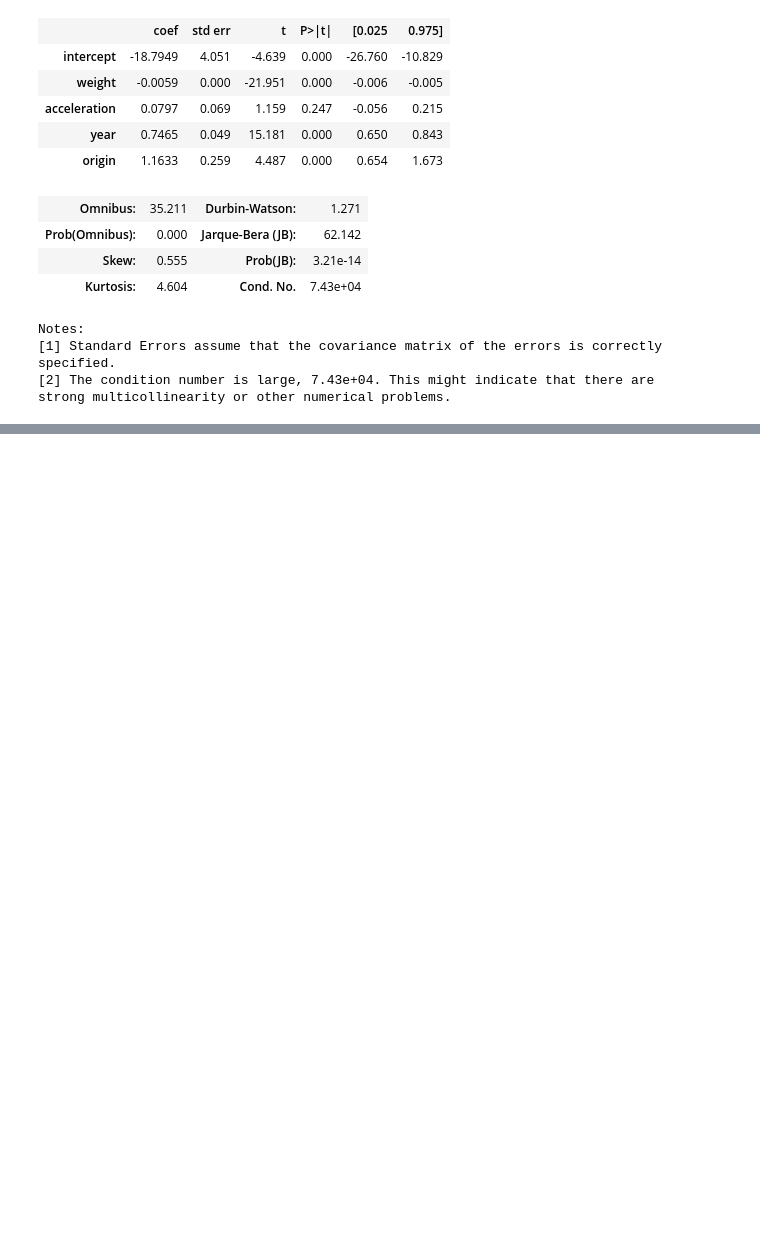
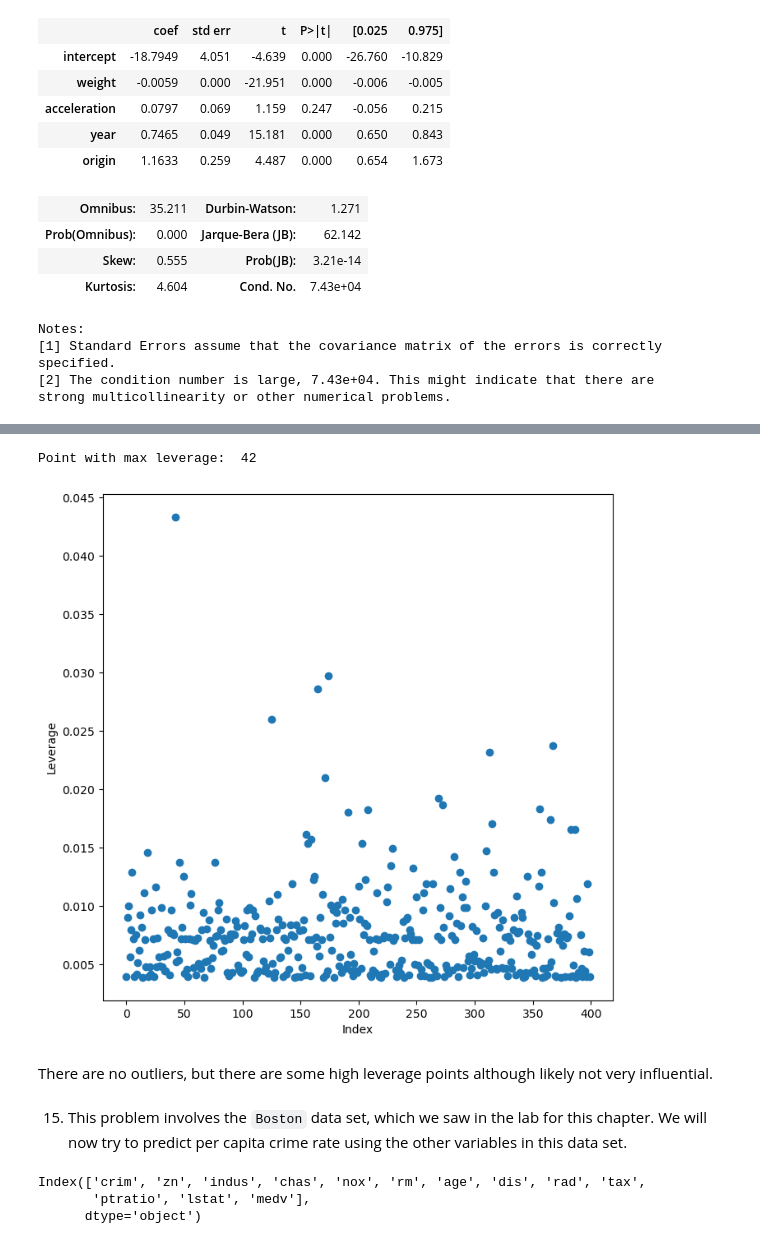
Before and after one commit to richhuwtaylor/introduction-to-statistical-learning, a Jupyter notebook: Chapter_3_Linear_Regression/Chapter_3_Linear_Regression_Exercises_Applied.ipynb, the cells around one changed output, grey strips where cells are left out. Cells and saved outputs as stored; diff of their text form; code cells hidden in the pictures; blank space fills up the shorter version.

Commit message:
Update chapter 3 applied exercises

```diff
--- a/Chapter_3_Linear_Regression/Chapter_3_Linear_Regression_Exercises_Applied.ipynb
+++ b/Chapter_3_Linear_Regression/Chapter_3_Linear_Regression_Exercises_Applied.ipynb
@@ -116,10 +120,11 @@ ax.axhline(0, c='k', ls='--');
 # %% [markdown]
 The residual plot has quite a distinct funnel shape, indicating heteroscedasticity (non-constant variance) in the residuals, meaning that the relationship probably isn't linear.
 # %%
-# Plot the leverage of each datapoint on our predictor:
-infl = results.get_influence()
-ax = subplots(figsize=(8,8))[1]
-ax.scatter(np.arange(X.shape[0]), infl.hat_matrix_diag)
-ax.set_xlabel('Index')
-ax.set_ylabel('Leverage')
-np.argmax(infl.hat_matrix_diag)
+def leverage_plot(results, *args, **kwargs):
+    "Plot the leverage of each datapoint in the predictor"
+    infl = results.get_influence()
+    ax = subplots(figsize=(8,8))[1]
+    ax.scatter(np.arange(X.shape[0]), infl.hat_matrix_diag, *args, **kwargs)
+    ax.set_xlabel('Index')
+    ax.set_ylabel('Leverage')
+    print('Point with max leverage: ', np.argmax(infl.hat_matrix_diag))
@@ -401,0 +500,17 @@ strong multicollinearity or other numerical problems.
+# %%
+# Create a leverage plot
+leverage_plot(results)
+# %% [output]
+Point with max leverage:  42
+[figure, added]
+# %% [markdown]
+There are no outliers, but there are some high leverage points although likely not very influential.
+# %% [markdown]
+15. This problem involves the `Boston` data set, which we saw in the lab for this chapter. We will now try to predict per capita crime rate using the other variables in this data set.
+# %%
+Boston = load_data('Boston')
+Boston.columns
+# %% [output]
+Index(['crim', 'zn', 'indus', 'chas', 'nox', 'rm', 'age', 'dis', 'rad', 'tax',
+       'ptratio', 'lstat', 'medv'],
+      dtype='object')
```
Also changed, not shown: parts of 29 cells of this notebook.
